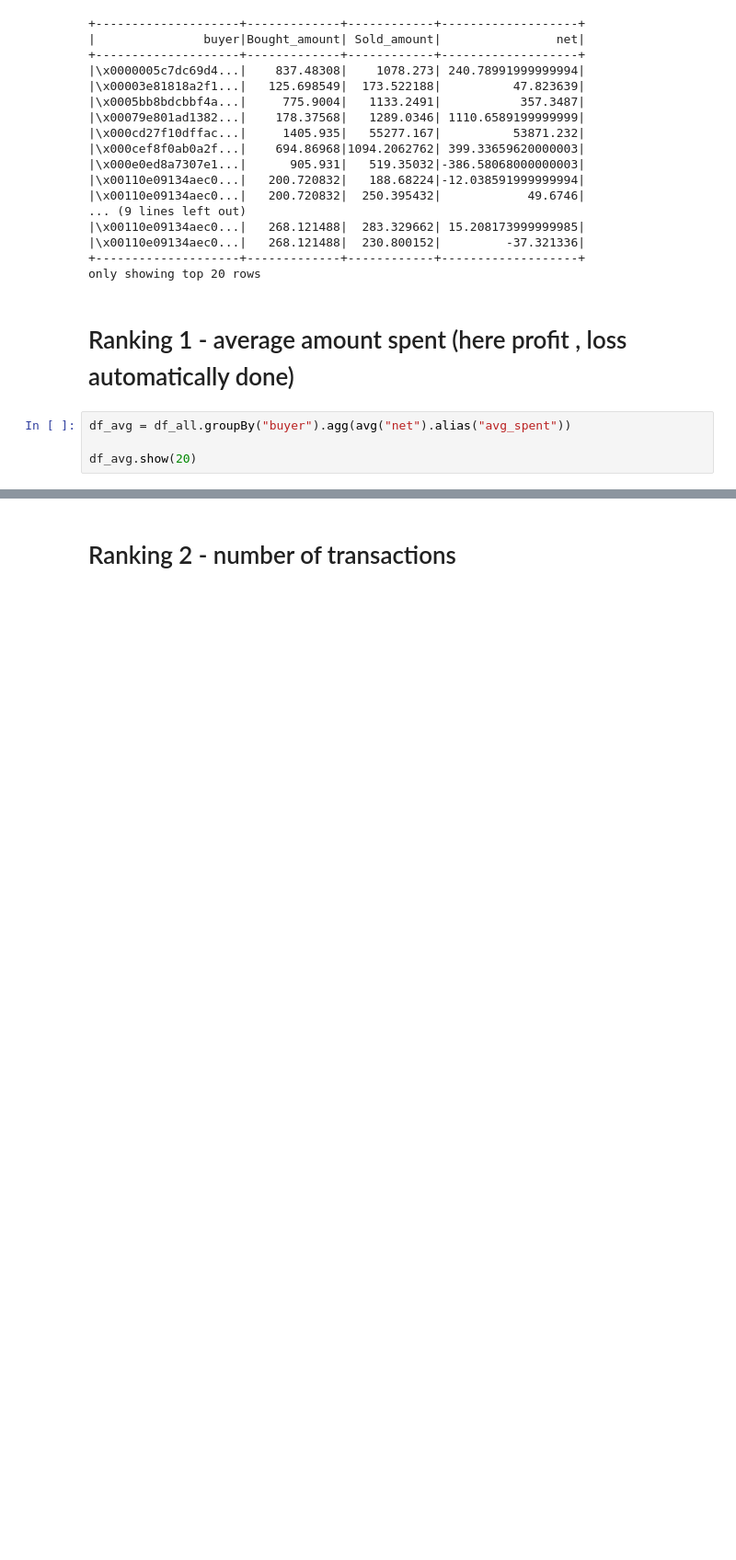
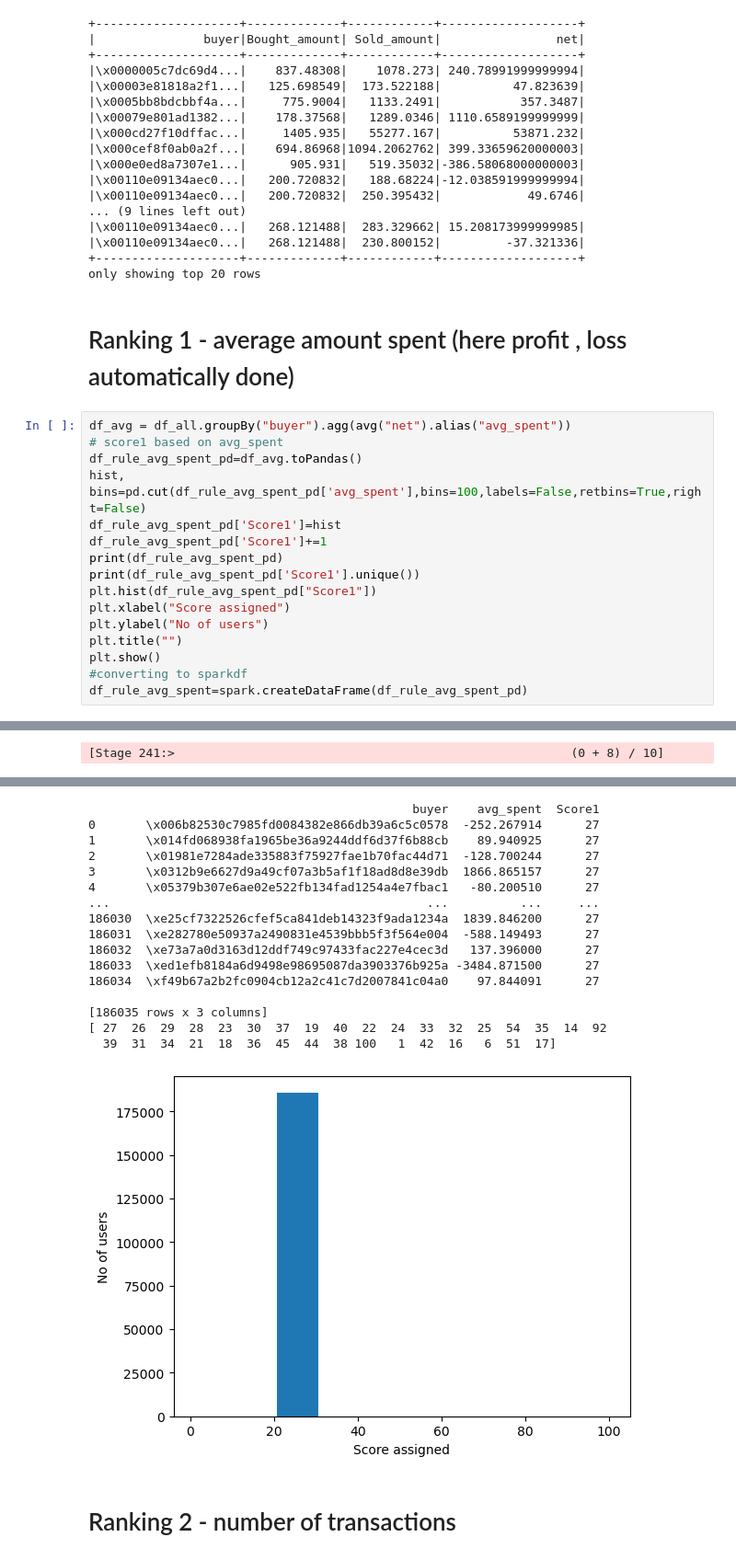
Before and after one commit to cardstack/nft-membership-nyu, a Jupyter notebook: notebooks/pipeline/Ranking.ipynb, the cells around one changed output, grey strips where cells are left out. Shown: that part at 92% size. Cells and saved outputs as stored; diff of their text form; blank space fills up the shorter version.

```diff
--- a/notebooks/pipeline/Ranking.ipynb
+++ b/notebooks/pipeline/Ranking.ipynb
@@ -91,6 +158,18 @@ only showing top 20 rows
 # Ranking 1 - average amount spent (here profit , loss automatically done)
 # %%
 df_avg = df_all.groupBy("buyer").agg(avg("net").alias("avg_spent"))
-
-df_avg.show(20)
+# score1 based on avg_spent
+df_rule_avg_spent_pd=df_avg.toPandas()
+hist, bins=pd.cut(df_rule_avg_spent_pd['avg_spent'],bins=100,labels=False,retbins=True,right=False)
+df_rule_avg_spent_pd['Score1']=hist
+df_rule_avg_spent_pd['Score1']+=1
+print(df_rule_avg_spent_pd)
+print(df_rule_avg_spent_pd['Score1'].unique())
+plt.hist(df_rule_avg_spent_pd["Score1"])
+plt.xlabel("Score assigned")
+plt.ylabel("No of users")
+plt.title("")
+plt.show()
+#converting to sparkdf
+df_rule_avg_spent=spark.createDataFrame(df_rule_avg_spent_pd)
 # %% [output]
@@ -130,0 +185 @@ only showing top 20 rows
+[Stage 241:>                                                       (0 + 8) / 10]
@@ -131,3 +202,20 @@ only showing top 20 rows
+                                             buyer    avg_spent  Score1
+0       \x006b82530c7985fd0084382e866db39a6c5c0578  -252.267914      27
+1       \x014fd068938fa1965be36a9244ddf6d37f6b88cb    89.940925      27
+2       \x01981e7284ade335883f75927fae1b70fac44d71  -128.700244      27
+3       \x0312b9e6627d9a49cf07a3b5af1f18ad8d8e39db  1866.865157      27
+4       \x05379b307e6ae02e522fb134fad1254a4e7fbac1   -80.200510      27
+...                                            ...          ...     ...
+186030  \xe25cf7322526cfef5ca841deb14323f9ada1234a  1839.846200      27
+186031  \xe282780e50937a2490831e4539bbb5f3f564e004  -588.149493      27
+186032  \xe73a7a0d3163d12ddf749c97433fac227e4cec3d   137.396000      27
+186033  \xed1efb8184a6d9498e98695087da3903376b925a -3484.871500      27
+186034  \xf49b67a2b2fc0904cb12a2c41c7d2007841c04a0    97.844091      27
+
+[186035 rows x 3 columns]
+[ 27  26  29  28  23  30  37  19  40  22  24  33  32  25  54  35  14  92
+  39  31  34  21  18  36  45  44  38 100   1  42  16   6  51  17]
+[figure, added]
 # %% [markdown]
 # Ranking 2 - number of transactions
 # %%
```
Also changed, not shown: parts of 20 cells of this notebook.
